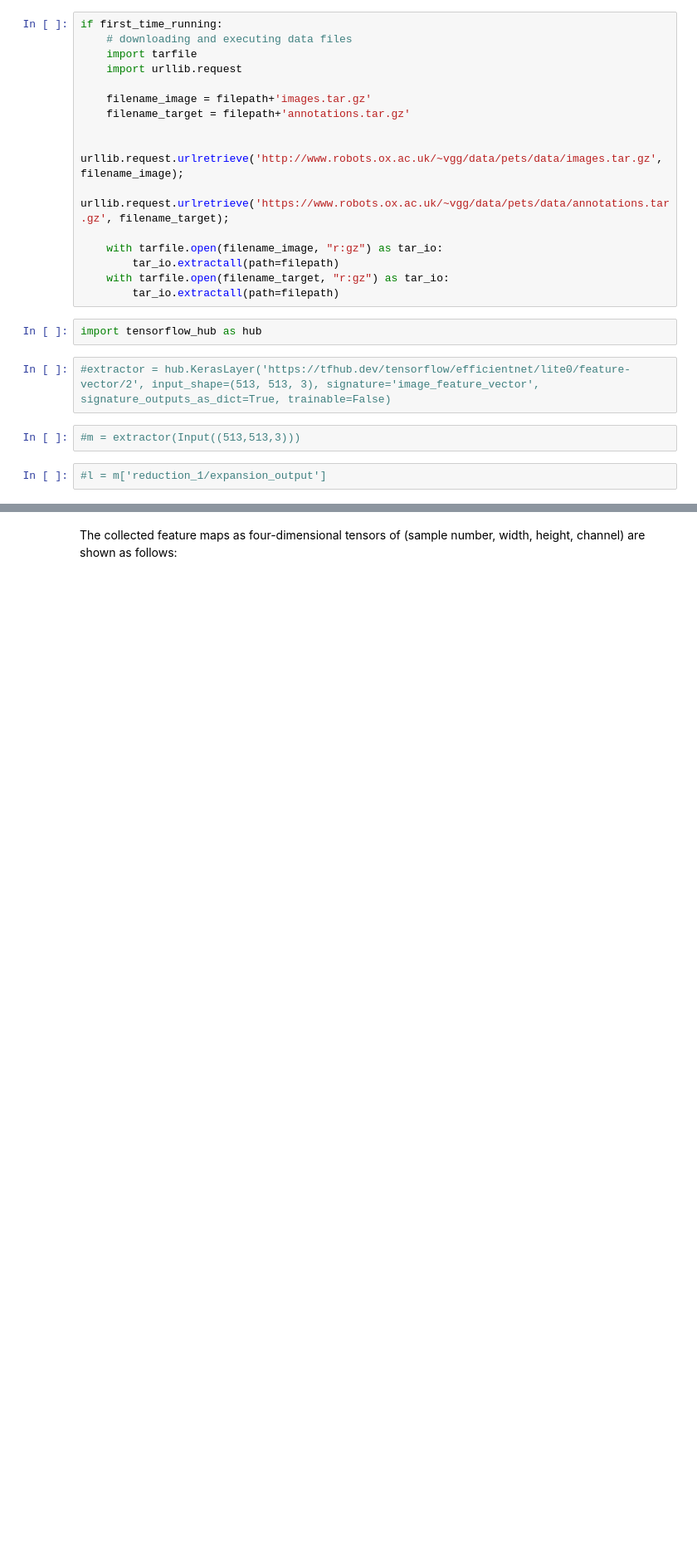
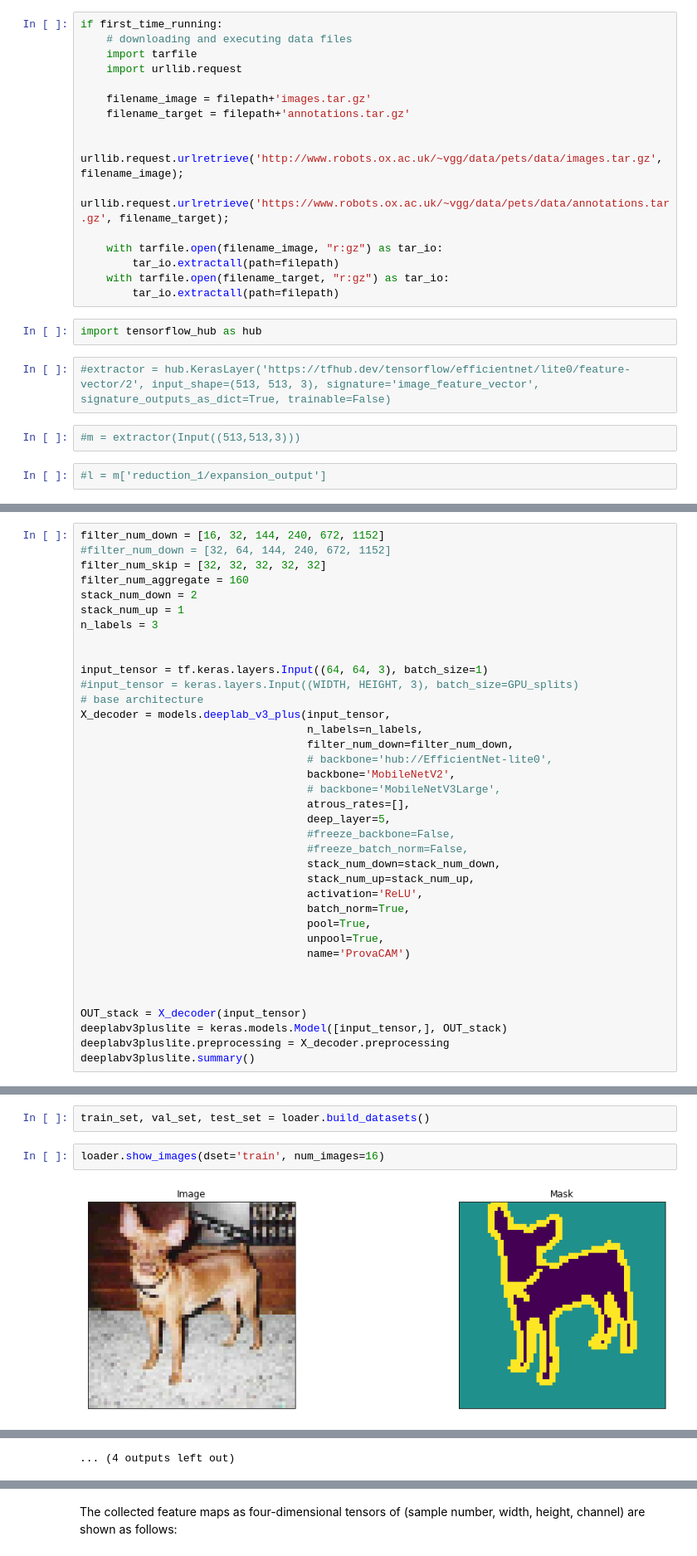
Before and after one commit to desmoteo/swiss-army-keras, a Jupyter notebook: segmentation_deeplab-v3-plus_oxford-iiit.ipynb, the cells around one changed output, grey strips where cells are left out. Shown at 83% size. Cells and saved outputs as stored; diff of their text form; blank space fills up the shorter version.

```diff
--- a/segmentation_deeplab-v3-plus_oxford-iiit.ipynb
+++ b/segmentation_deeplab-v3-plus_oxford-iiit.ipynb
@@ -53,0 +65,37 @@ import tensorflow_hub as hub
+# %%
+filter_num_down = [16, 32, 144, 240, 672, 1152]
+#filter_num_down = [32, 64, 144, 240, 672, 1152]
+filter_num_skip = [32, 32, 32, 32, 32]
+filter_num_aggregate = 160
+stack_num_down = 2
+stack_num_up = 1
+n_labels = 3
+
+
+input_tensor = tf.keras.layers.Input((64, 64, 3), batch_size=1)
+#input_tensor = keras.layers.Input((WIDTH, HEIGHT, 3), batch_size=GPU_splits)
+# base architecture
+X_decoder = models.deeplab_v3_plus(input_tensor,
+                                   n_labels=n_labels,
+                                   filter_num_down=filter_num_down,
+                                   # backbone='hub://EfficientNet-lite0',
+                                   backbone='MobileNetV2',
+                                   # backbone='MobileNetV3Large',
+                                   atrous_rates=[],
+                                   deep_layer=5,
+                                   #freeze_backbone=False,
+                                   #freeze_batch_norm=False,
+                                   stack_num_down=stack_num_down,
+                                   stack_num_up=stack_num_up,
+                                   activation='ReLU',
+                                   batch_norm=True,
+                                   pool=True,
+                                   unpool=True,
+                                   name='ProvaCAM')
+
+
+
+OUT_stack = X_decoder(input_tensor)
+deeplabv3pluslite = keras.models.Model([input_tensor,], OUT_stack)
+deeplabv3pluslite.preprocessing = X_decoder.preprocessing
+deeplabv3pluslite.summary()
@@ -53,0 +233,6 @@ import tensorflow_hub as hub
+# %%
+train_set, val_set, test_set = loader.build_datasets()
+# %%
+loader.show_images(dset='train', num_images=16)
+# %% [output]
+[figure, added]
@@ -53,0 +250 @@ import tensorflow_hub as hub
+... (4 outputs left out)
```
Also changed, not shown: parts of 25 cells of this notebook, 11 other files.
